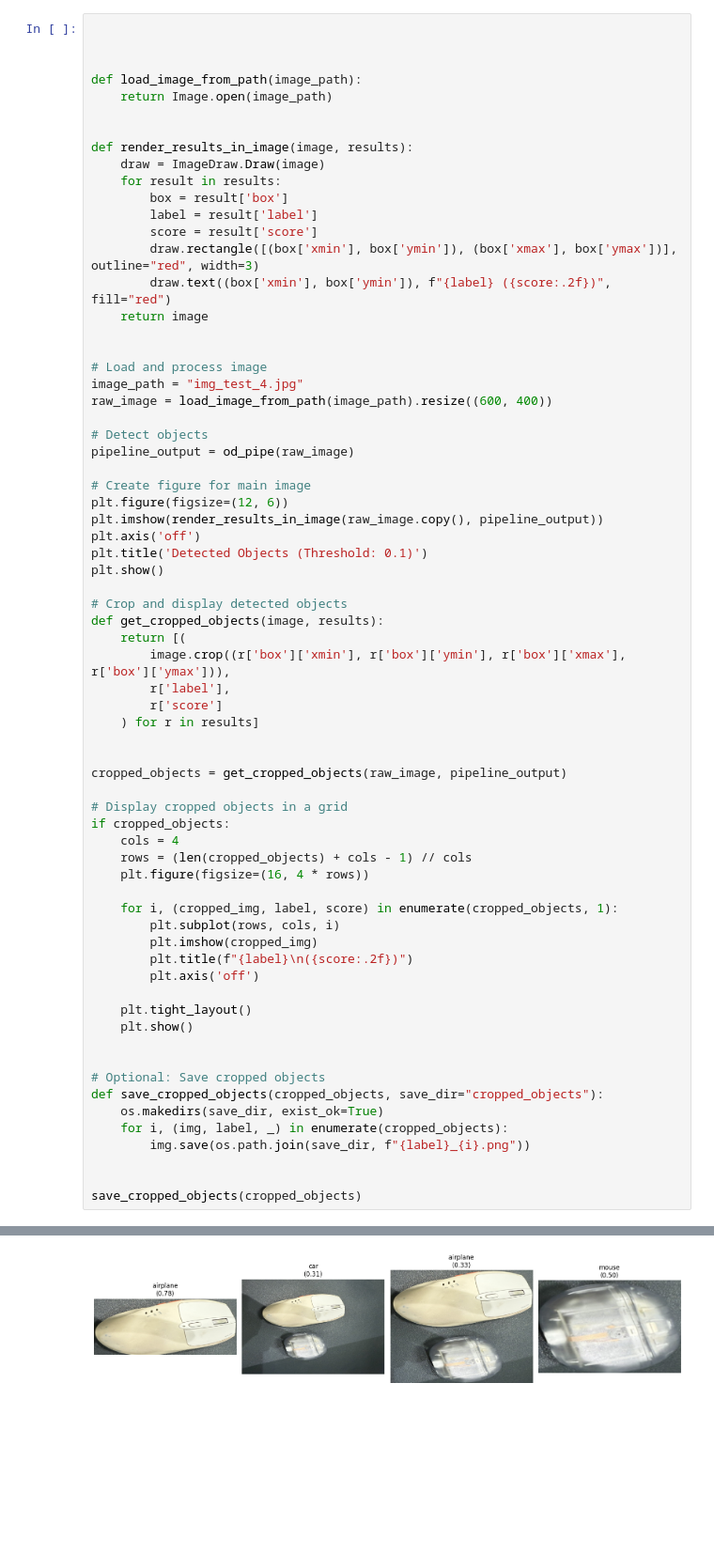
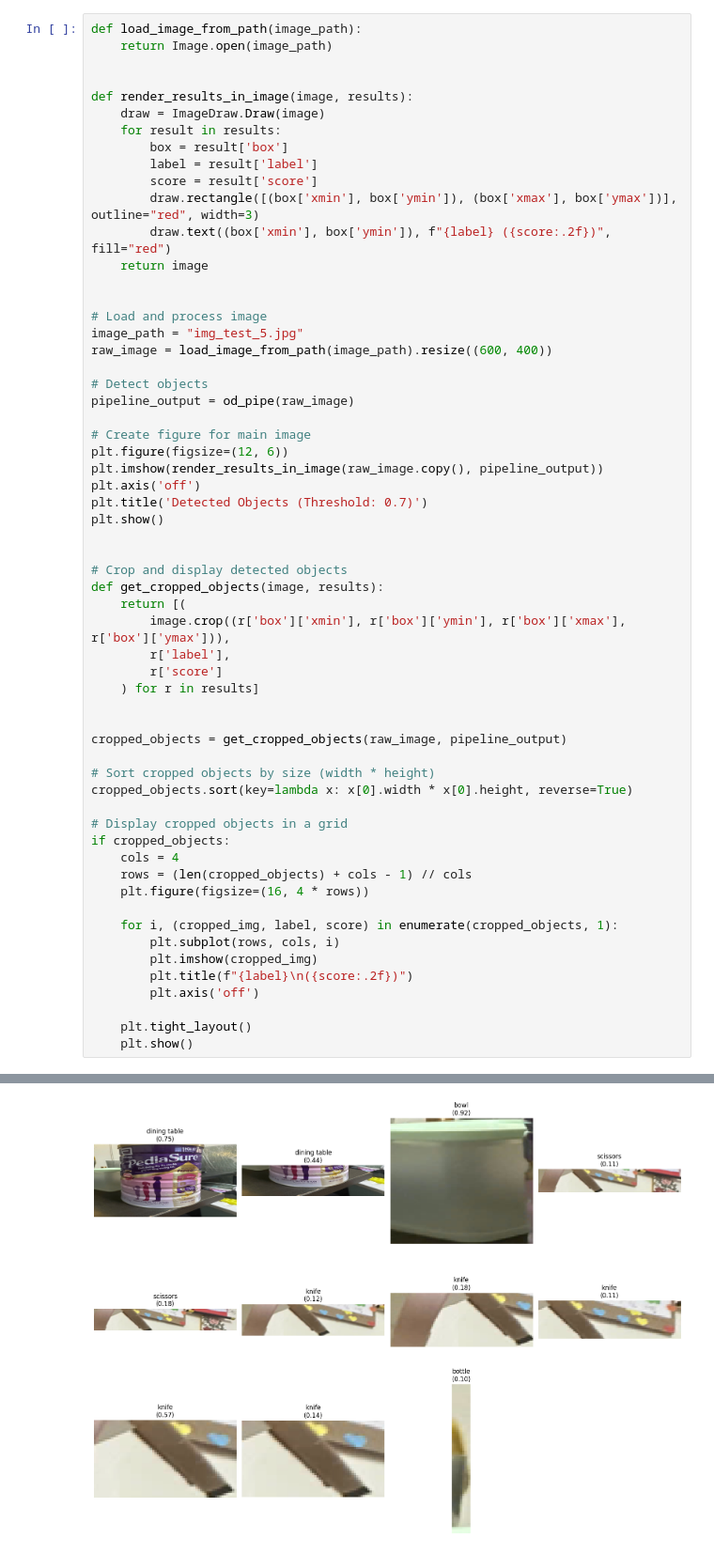
Before and after one commit to thanh54833/model_ai, a Jupyter notebook: notebook/convert_to_model.ipynb, the cells around one changed output, grey strips where cells are left out. Shown at 94% size. Cells and saved outputs as stored; diff of their text form; blank space fills up the shorter version.

```diff
--- a/notebook/convert_to_model.ipynb
+++ b/notebook/convert_to_model.ipynb
@@ -13,9 +12,6 @@ od_pipe = pipeline(
     threshold=0.1
 )
 # %%
-
-
-
 def load_image_from_path(image_path):
     return Image.open(image_path)
 
@@ -32,7 +28,7 @@ def render_results_in_image(image, results):
 
 
 # Load and process image
-image_path = "img_test_4.jpg"
+image_path = "img_test_5.jpg"
 raw_image = load_image_from_path(image_path).resize((600, 400))
 
 # Detect objects
@@ -42,8 +38,9 @@ pipeline_output = od_pipe(raw_image)
 plt.figure(figsize=(12, 6))
 plt.imshow(render_results_in_image(raw_image.copy(), pipeline_output))
 plt.axis('off')
-plt.title('Detected Objects (Threshold: 0.1)')
+plt.title('Detected Objects (Threshold: 0.7)')
 plt.show()
+
 
 # Crop and display detected objects
 def get_cropped_objects(image, results):
@@ -55,6 +52,9 @@ def get_cropped_objects(image, results):
 
 
 cropped_objects = get_cropped_objects(raw_image, pipeline_output)
+
+# Sort cropped objects by size (width * height)
+cropped_objects.sort(key=lambda x: x[0].width * x[0].height, reverse=True)
 
 # Display cropped objects in a grid
 if cropped_objects:
@@ -70,14 +70,4 @@ if cropped_objects:
 
     plt.tight_layout()
     plt.show()
-
-
-# Optional: Save cropped objects
-def save_cropped_objects(cropped_objects, save_dir="cropped_objects"):
-    os.makedirs(save_dir, exist_ok=True)
-    for i, (img, label, _) in enumerate(cropped_objects):
-        img.save(os.path.join(save_dir, f"{label}_{i}.png"))
-
-
-save_cropped_objects(cropped_objects)
 # %% [output]
@@ -85 +75 @@ save_cropped_objects(cropped_objects)
-[figure, old version]
+[figure, new version]
```
Also changed, not shown: parts of 2 cells of this notebook, 11 other files.
